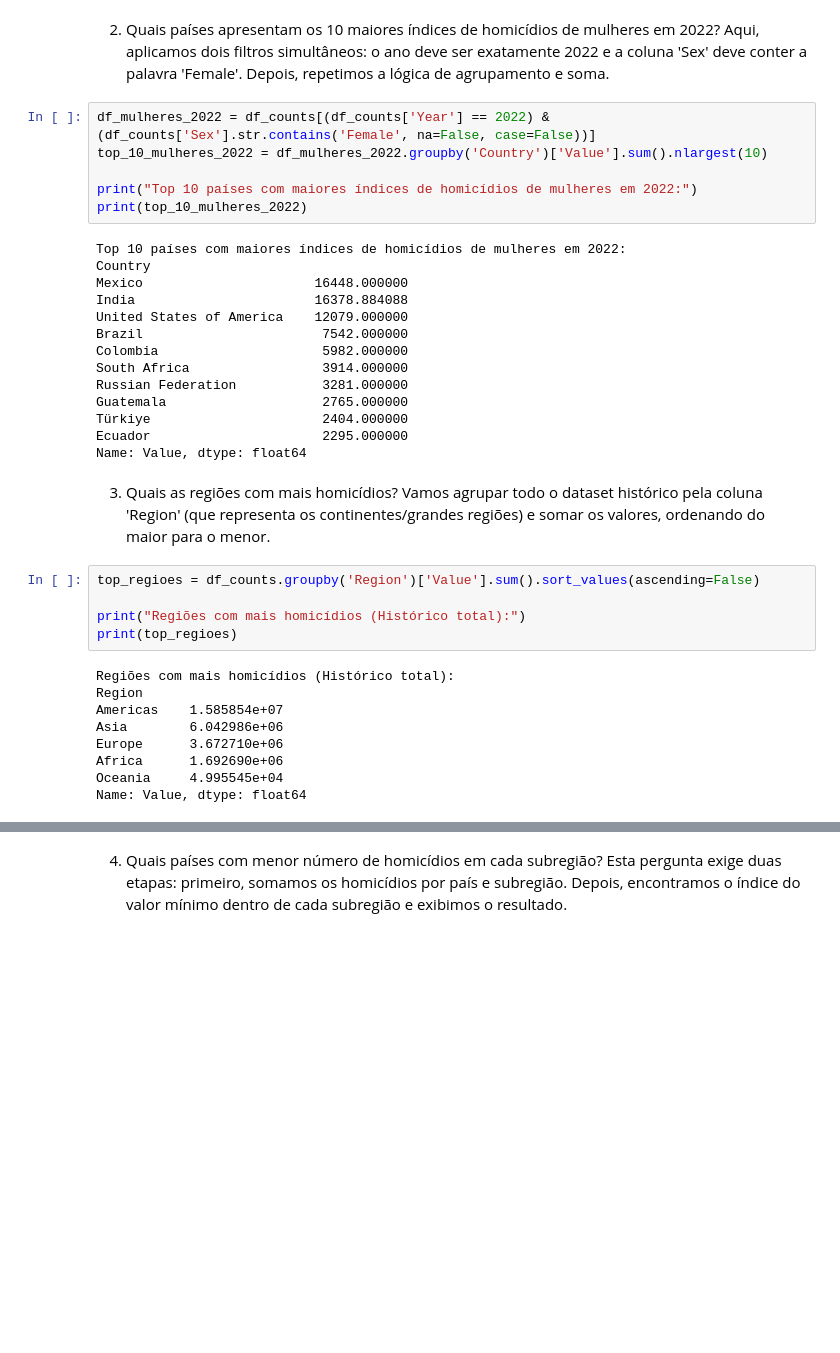
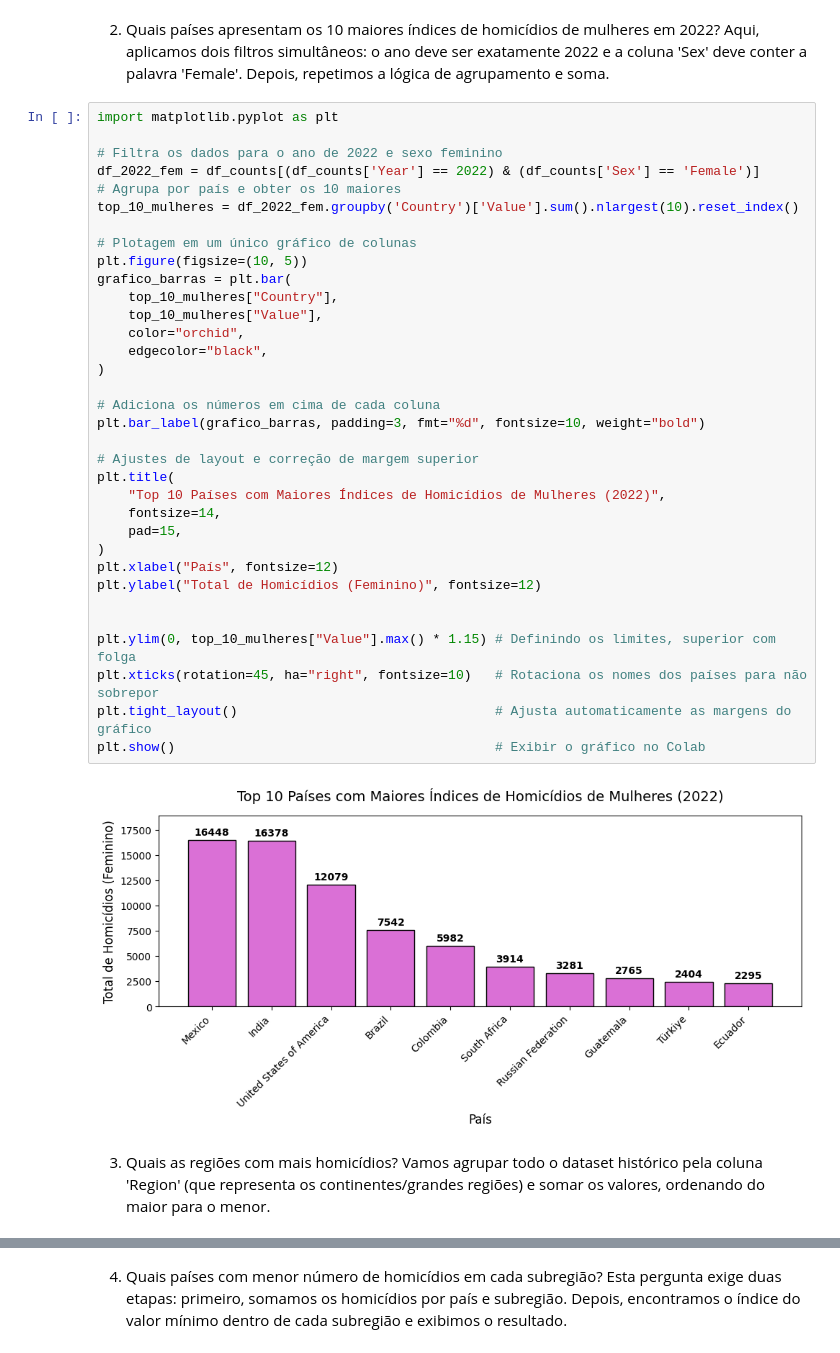
Before and after one commit to victoremanuelfont/analise_homicidios_regressao, a Jupyter notebook: Análise_Homicídios.ipynb, the cells around one changed output, grey strips where cells are left out. Drawn from its saved outputs; the diff is of its cells as text; blank space fills up the shorter version.

```diff
--- a/Análise_Homicídios.ipynb
+++ b/Análise_Homicídios.ipynb
@@ -71,40 +59,42 @@ Name: Value, dtype: float64
 # %% [markdown]
 2. Quais países apresentam os 10 maiores índices de homicídios de mulheres em 2022?
 Aqui, aplicamos dois filtros simultâneos: o ano deve ser exatamente 2022 e a coluna 'Sex' deve conter a palavra 'Female'. Depois, repetimos a lógica de agrupamento e soma.
-# %%
-df_mulheres_2022 = df_counts[(df_counts['Year'] == 2022) & (df_counts['Sex'].str.contains('Female', na=False, case=False))]
-top_10_mulheres_2022 = df_mulheres_2022.groupby('Country')['Value'].sum().nlargest(10)
-
-print("Top 10 países com maiores índices de homicídios de mulheres em 2022:")
-print(top_10_mulheres_2022)
-# %% [output]
-Top 10 países com maiores índices de homicídios de mulheres em 2022:
-Country
-Mexico                      16448.000000
-India                       16378.884088
-United States of America    12079.000000
-Brazil                       7542.000000
-Colombia                     5982.000000
-South Africa                 3914.000000
-Russian Federation           3281.000000
-Guatemala                    2765.000000
-Türkiye                      2404.000000
-Ecuador                      2295.000000
-Name: Value, dtype: float64
+# %%
+import matplotlib.pyplot as plt
+
+# Filtra os dados para o ano de 2022 e sexo feminino
+df_2022_fem = df_counts[(df_counts['Year'] == 2022) & (df_counts['Sex'] == 'Female')]
+# Agrupa por país e obter os 10 maiores
+top_10_mulheres = df_2022_fem.groupby('Country')['Value'].sum().nlargest(10).reset_index()
+
+# Plotagem em um único gráfico de colunas
+plt.figure(figsize=(10, 5))
+grafico_barras = plt.bar(
+    top_10_mulheres["Country"],
+    top_10_mulheres["Value"],
+    color="orchid",
+    edgecolor="black",
+)
+
+# Adiciona os números em cima de cada coluna
+plt.bar_label(grafico_barras, padding=3, fmt="%d", fontsize=10, weight="bold")
+
+# Ajustes de layout e correção de margem superior
+plt.title(
+    "Top 10 Países com Maiores Índices de Homicídios de Mulheres (2022)",
+    fontsize=14,
+    pad=15,
+)
+plt.xlabel("País", fontsize=12)
+plt.ylabel("Total de Homicídios (Feminino)", fontsize=12)
+
+
+plt.ylim(0, top_10_mulheres["Value"].max() * 1.15) # Definindo os limites, superior com folga
+plt.xticks(rotation=45, ha="right", fontsize=10)   # Rotaciona os nomes dos países para não sobrepor
+plt.tight_layout()                                 # Ajusta automaticamente as margens do gráfico
+plt.show()                                         # Exibir o gráfico no Colab
+# %% [output]
+[figure, added]
 # %% [markdown]
 3. Quais as regiões com mais homicídios?
 Vamos agrupar todo o dataset histórico pela coluna 'Region' (que representa os continentes/grandes regiões) e somar os valores, ordenando do maior para o menor.
-# %%
-top_regioes = df_counts.groupby('Region')['Value'].sum().sort_values(ascending=False)
-
-print("Regiões com mais homicídios (Histórico total):")
-print(top_regioes)
-# %% [output]
-Regiões com mais homicídios (Histórico total):
-Region
-Americas    1.585854e+07
-Asia        6.042986e+06
-Europe      3.672710e+06
-Africa      1.692690e+06
-Oceania     4.995545e+04
-Name: Value, dtype: float64
```
Also changed, not shown: parts of 23 cells of this notebook.
